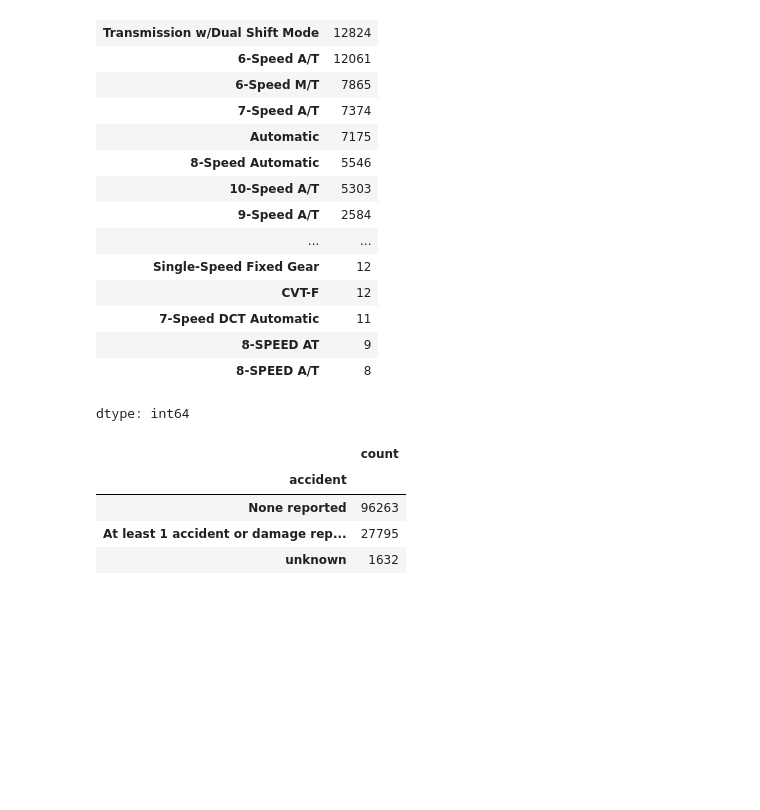
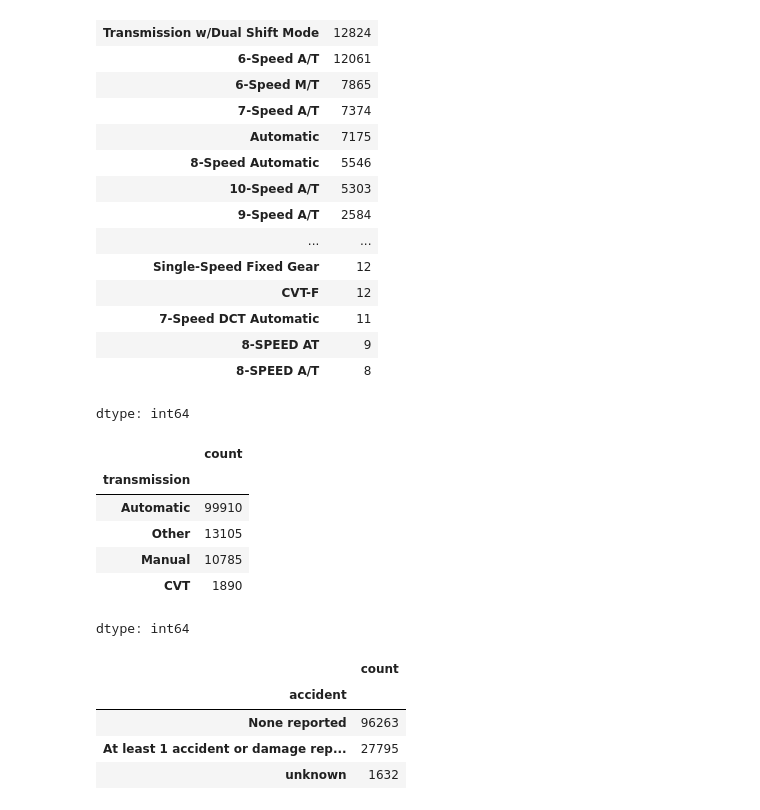
Before and after one commit to sushant758/ML-Exercises, a Jupyter notebook: CAR.ipynb, the cells around one changed output. Saved outputs shown, nothing was run; the diff lists cells and outputs as text; code cells hidden in the pictures; blank space fills up the shorter version.

```diff
--- a/CAR.ipynb
+++ b/CAR.ipynb
@@ -1289,4 +1292,4 @@ test['displacement'] = test['displacement'].fillna(test['displacement'].mean())
 
 test['cylinders'] = test['cylinders'].fillna(test['cylinders'].median())
 
-test['valves'] = test['valves'].fillna(test['valves'].median())
+test['valves'] = np.log1p(test['valves'])
@@ -1347,23 +1360,11 @@ test['transmission'].value_counts()
 | 8-SPEED A/T | 8 |
 dtype: int64
 # %%
-def simplify_transmission(x):
-    if pd.isna(x):
-        return 'Unknown'
+def simplify_transmission(val):
+    val = str(val).upper()
+    if 'CVT' in val: return 'CVT'
+    if 'M/T' in val or 'MANUAL' in val: return 'Manual'
+    if 'A/T' in val or 'AUTO' in val: return 'Automatic'
+    return 'Other'
 
-    x = str(x).upper()
-
-    if 'CVT' in x:
-        return 'CVT'
-
-    elif 'M/T' in x or 'MANUAL' in x or 'MT' in x:
-        return 'Manual'
-
-    elif ('A/T' in x or
-          'AUTOMATIC' in x or
-          'AUTO-SHIFT' in x or
-          'DCT' in x):
-        return 'Automatic'
-
-    else:
-        return 'Other'
+test['transmission'] = test['transmission'].apply(simplify_transmission)
@@ -1372,3 +1371,13 @@ test['transmission'] = test['transmission'].apply(simplify_transmission)
+# %%
+test['transmission'].value_counts()
+# %% [output]
+|  | count |
+| transmission |  |
+| Automatic | 99910 |
+| Other | 13105 |
+| Manual | 10785 |
+| CVT | 1890 |
+dtype: int64
 # %%
 map_color = {
     'black': 'Black', 'white': 'White', 'gray': 'Gray', 'grey': 'Gray',
```
Also changed, not shown: parts of 9 cells of this notebook.
